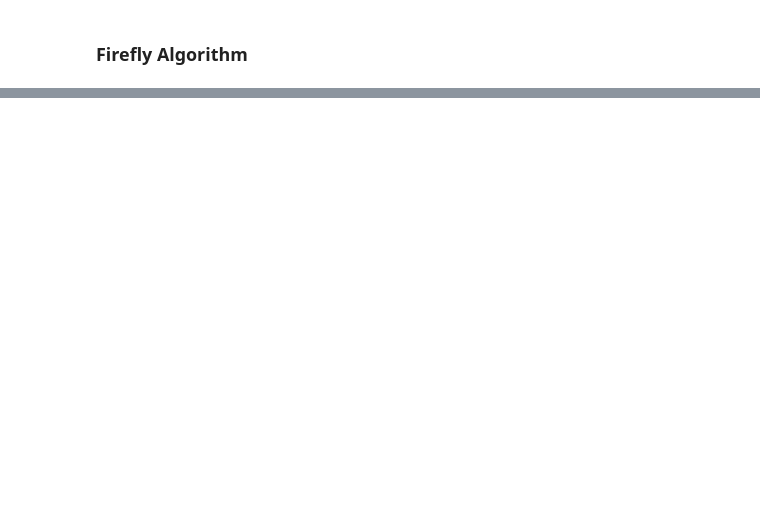
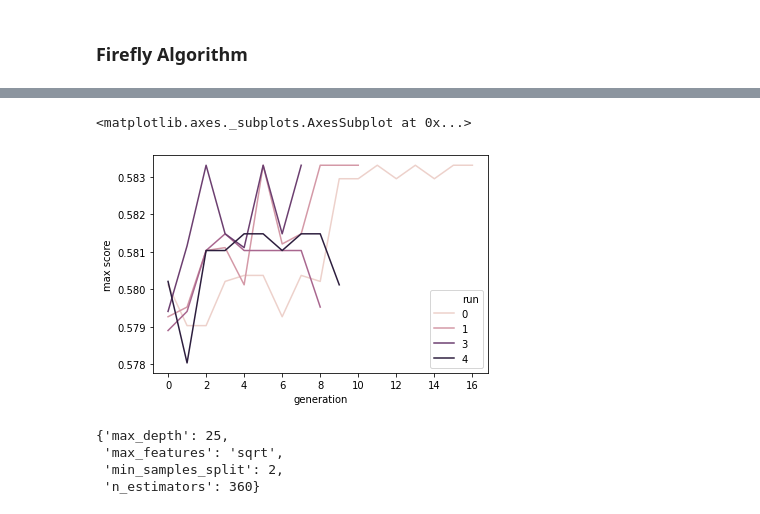
Before and after one commit to timzatko/Sklearn-Nature-Inspired-Algorithms, a Jupyter notebook: examples/notebooks/hyper_parameter_tuning_nia_comparison.ipynb, the cells around one changed output, grey strips where cells are left out. Cells and saved outputs as stored; diff of their text form; code cells hidden in the pictures; blank space fills up the shorter version.

```diff
--- a/examples/notebooks/hyper_parameter_tuning_nia_comparison.ipynb
+++ b/examples/notebooks/hyper_parameter_tuning_nia_comparison.ipynb
@@ -271,0 +279,21 @@ weighted avg     0.7619    0.7642    0.7564      1162
+# %%
+
+%%time
+
+clf = RandomForestClassifier(random_state=42)
+
+nia_search = NatureInspiredSearchCV(
+    clf,
+    param_grid,
+    cv=5,
+    verbose=0,
+    algorithm='gwo',
+    population_size=50,
+    max_n_gen=100,
+    max_stagnating_gen=5,
+    runs=5,
+    n_jobs=-1,
+    scoring='f1_macro',
+    random_state=42)
+
+nia_search.fit(X_train, y_train)
@@ -271,0 +304,12 @@ weighted avg     0.7619    0.7642    0.7564      1162
+# %%
+score_by_generation_lineplot(nia_search)
+# %% [output]
+<matplotlib.axes._subplots.AxesSubplot at 0x...>
+[figure, added]
+# %%
+nia_search.best_params_
+# %% [output]
+{'max_depth': 25,
+ 'max_features': 'sqrt',
+ 'min_samples_split': 2,
+ 'n_estimators': 360}
```
Also changed, not shown: parts of 19 cells of this notebook, 1 other file.
